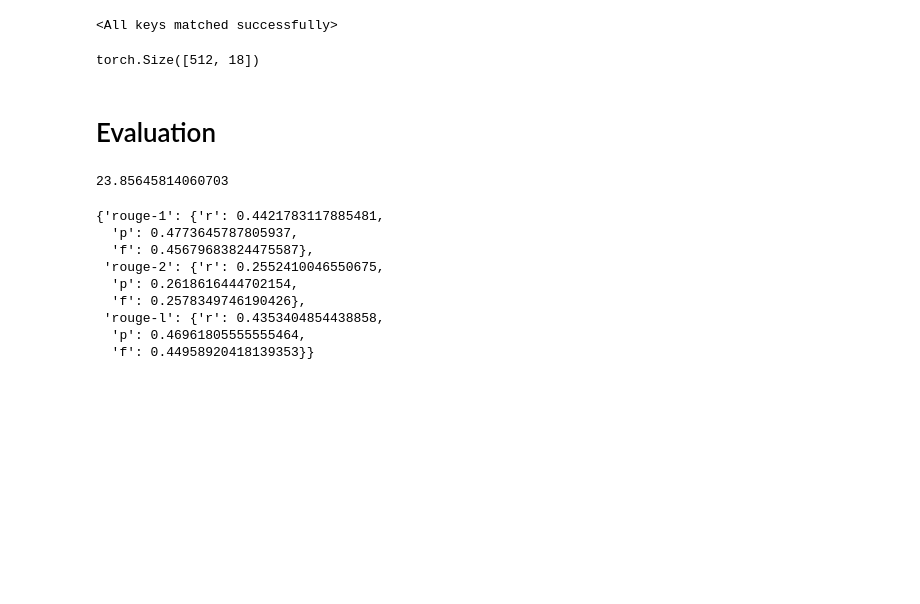
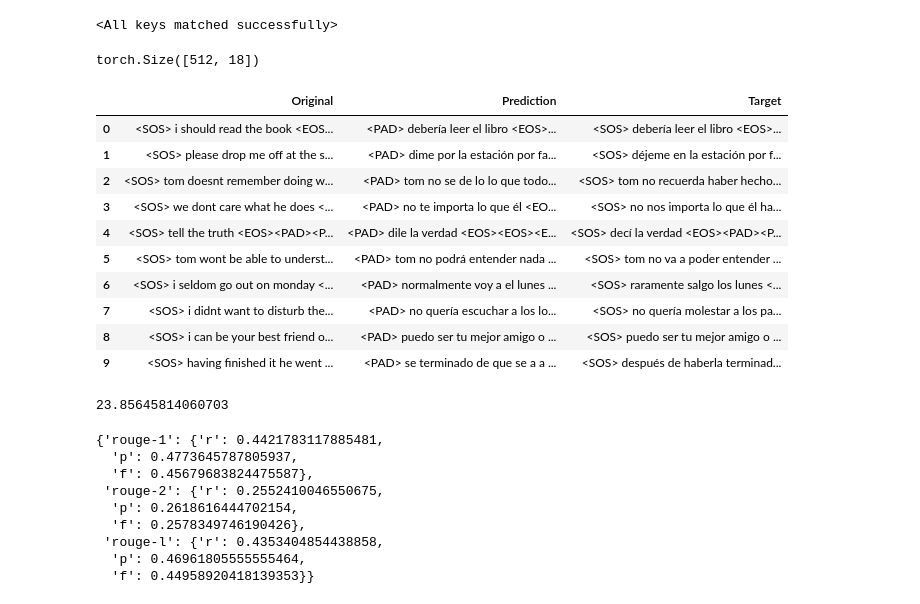
Before and after one commit to MBUYt0n/DL, a Jupyter notebook: Lab8/DL_Lab8_attention.ipynb, the cells around one changed output. Saved outputs shown, nothing was run; the diff lists cells and outputs as text; code cells hidden in the pictures; blank space fills up the shorter version.

```diff
--- a/Lab8/DL_Lab8_attention.ipynb
+++ b/Lab8/DL_Lab8_attention.ipynb
@@ -375,8 +377,37 @@ from tokenizers import ByteLevelBPETokenizer
 tokenizer = ByteLevelBPETokenizer(
     f"EnglishOrSpanish/vocab.json", f"EnglishOrSpanish/merges.txt"
 )
-# %% [markdown]
-# Evaluation
+# %%
+x = x.cpu().numpy()
+b = b.cpu().numpy()
+a = a.cpu().numpy()
+preds = []
+targets = []
+original = []
+for i in range(x.shape[0]):
+    preds.append(tokenizer.decode(x[i]))
+    targets.append(tokenizer.decode(b[i]))
+    original.append(tokenizer.decode(a[i]))
+# %%
+import pandas as pd
+
+df = pd.DataFrame(
+    {"Original": original[:10], "Prediction": preds[:10], "Target": targets[:10]}
+)
+df.to_csv("attention-unidir.csv", index=False)
+df
+# %% [output]
+|  | Original | Prediction | Target |
+| 0 | <SOS> i should read the book <EOS... | <PAD> debería leer el libro <EOS>... | <SOS> debería leer el libro <EOS>... |
+| 1 | <SOS> please drop me off at the s... | <PAD> dime por la estación por fa... | <SOS> déjeme en la estación por f... |
+| 2 | <SOS> tom doesnt remember doing w... | <PAD> tom no se de lo lo que todo... | <SOS> tom no recuerda haber hecho... |
+| 3 | <SOS> we dont care what he does <... | <PAD> no te importa lo que él <EO... | <SOS> no nos importa lo que él ha... |
+| 4 | <SOS> tell the truth <EOS><PAD><P... | <PAD> dile la verdad <EOS><EOS><E... | <SOS> decí la verdad <EOS><PAD><P... |
+| 5 | <SOS> tom wont be able to underst... | <PAD> tom no podrá entender nada ... | <SOS> tom no va a poder entender ... |
+| 6 | <SOS> i seldom go out on monday <... | <PAD> normalmente voy a el lunes ... | <SOS> raramente salgo los lunes <... |
+| 7 | <SOS> i didnt want to disturb the... | <PAD> no quería escuchar a los lo... | <SOS> no quería molestar a los pa... |
+| 8 | <SOS> i can be your best friend o... | <PAD> puedo ser tu mejor amigo o ... | <SOS> puedo ser tu mejor amigo o ... |
+| 9 | <SOS> having finished it he went ... | <PAD> se terminado de que se a a ... | <SOS> después de haberla terminad... |
 # %%
 import sacrebleu
 
```
Also changed, not shown: parts of 4 cells of this notebook, 2 other files.
